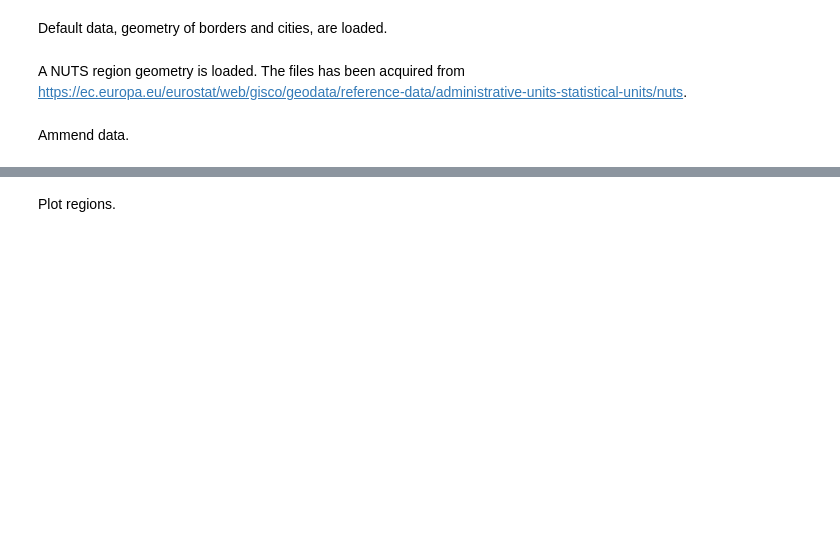
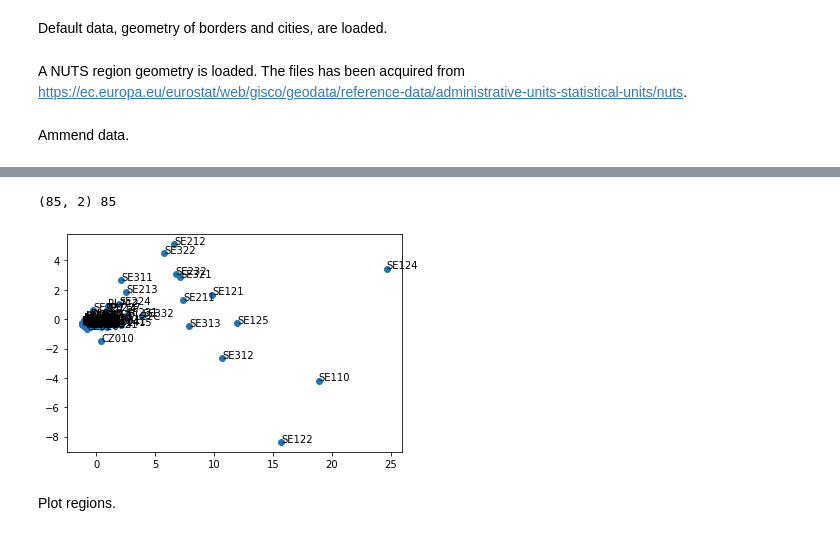
Before and after one commit to martinbenes1996/732A76, a Jupyter notebook: prototype.ipynb, the cells around one changed output, grey strips where cells are left out. Cells and saved outputs as stored; diff of their text form; code cells hidden in the pictures; blank space fills up the shorter version.

```diff
--- a/prototype.ipynb
+++ b/prototype.ipynb
@@ -214,3 +241,51 @@ cz_deaths
+# %%
+# all week range
+min_week = min(covid_deaths.week.min(), covid_deaths.week.min())
+max_week = max(covid_deaths.week.max(), covid_deaths.week.max())
+week_range = np.arange(min_week, max_week + 1)
+# result
+data = np.array([])
+rows = []
+# per region
+for region in covid_deaths.region.unique():
+    # weeks in data
+    weeks = covid_deaths[covid_deaths.region == region]
+    # fill missing weeks with zero
+    weeks.index = weeks.week
+    x = weeks.reindex(week_range).fillna(0)
+    x.week = x.index
+    # append to result
+    row = x.deaths_norm.to_numpy()
+    data = np.concatenate((data,row), axis=0)
+    rows.append(region)
+# construct matrix
+data = data.reshape((covid_deaths.region.unique().size,week_range.size))
+#print(rows)
+#print(week_range.size)
+# %%
+X = (data.T - np.mean(data.T)) / np.std(data.T)
+Sigma = np.cov(X)
+# ======= PCA =======
+# eigendecomposition
+l,v = np.linalg.eig(Sigma)
+# order by eigenvalues
+idx = (-l).argsort()
+l,v = l[idx].real,v[:,idx]
+# compute ratios of explained variance
+l_explain = np.cumsum(l / np.sum(l))
+variance_threshold = .9
+N_PCA = np.argmax(l_explain > variance_threshold)
+# ===================
+Y = X.T @ v[:,:2]
+# %%
+fig, ax = plt.subplots()
+ax.scatter(Y[:,0],Y[:,1])
+for i,txt in enumerate(rows):
+    ax.annotate(txt, (Y[i,0],Y[i,1]))
+plt.show()
+# %% [output]
+(85, 2) 85
+[figure, added]
 # %%
 week = 21
 # ammend cz
```
Also changed, not shown: parts of 9 cells of this notebook, 37 other files.
